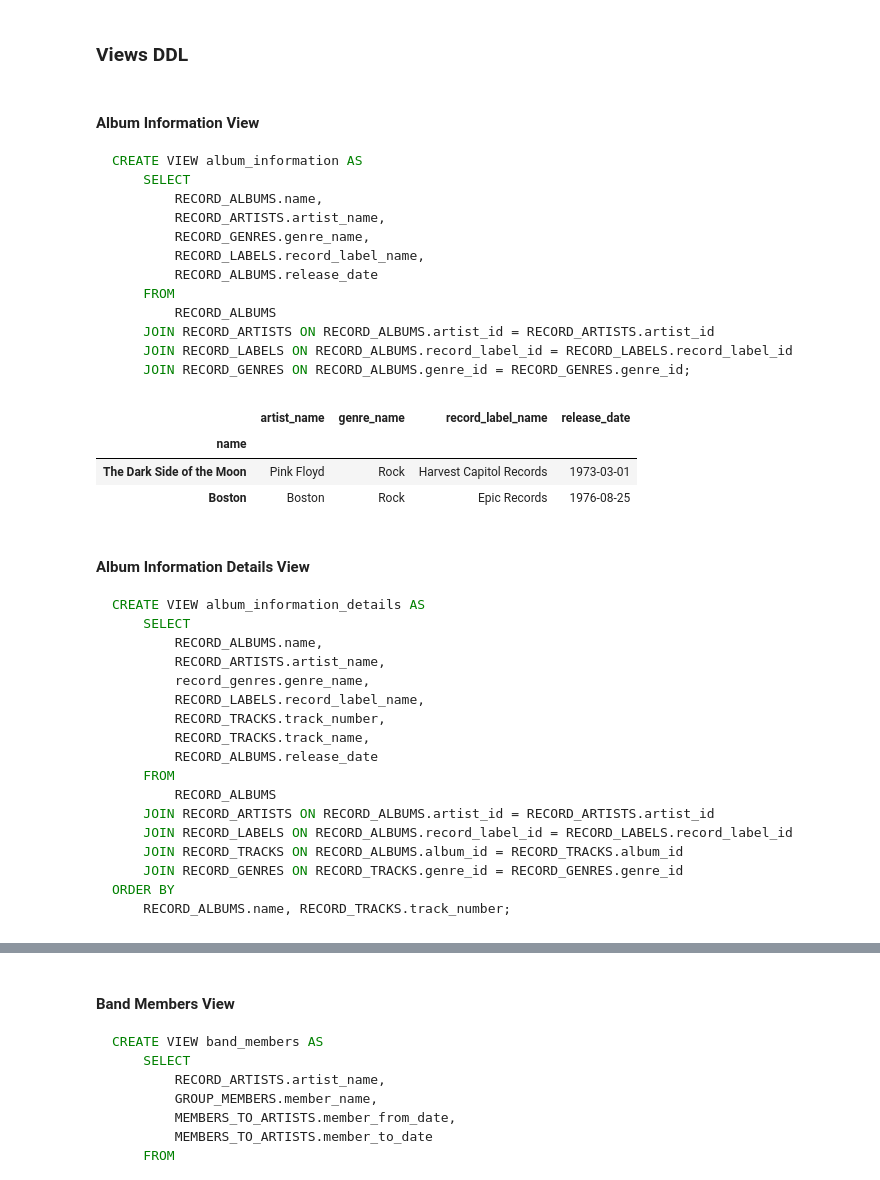
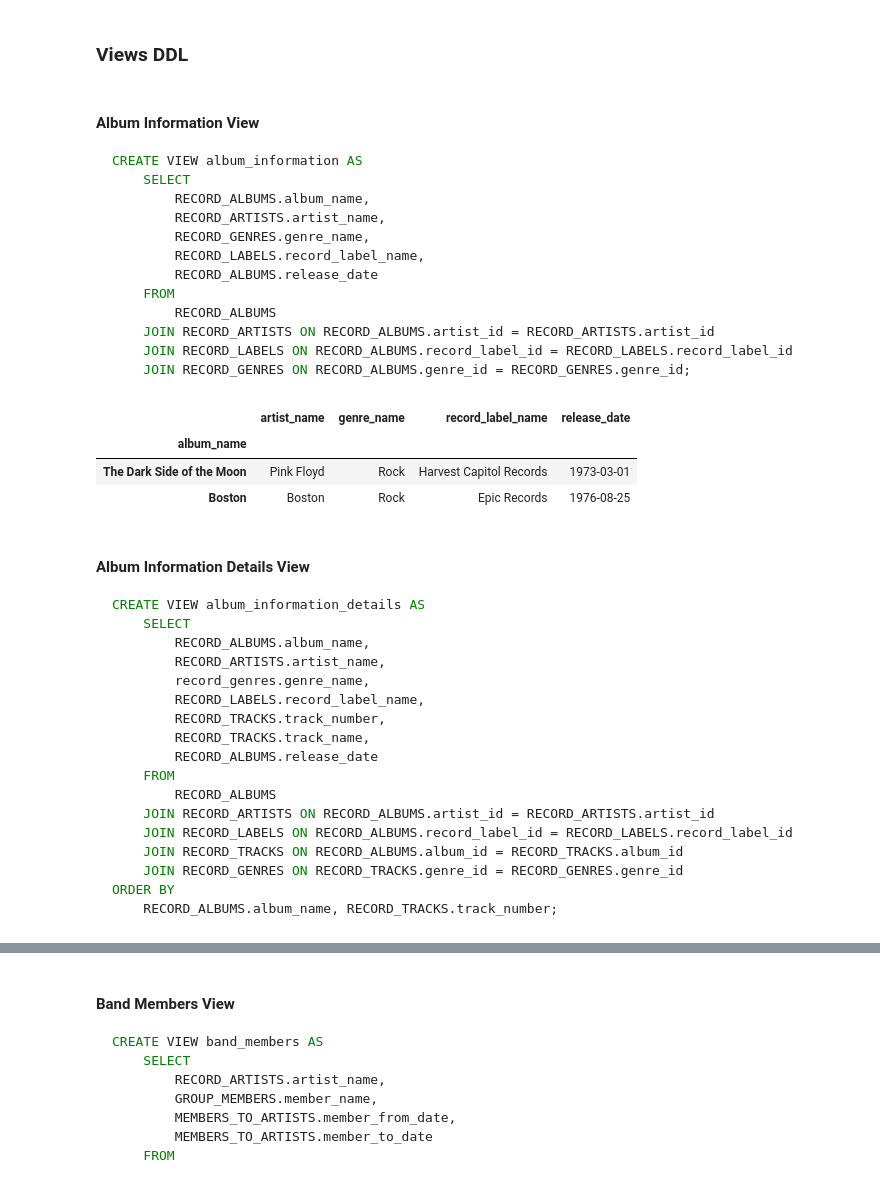
Before and after one commit to nmaiorana/CS-GY_6083_principles_of_database_systems, a Jupyter notebook: project_final_presetnation.ipynb, the cells around one changed output, grey strips where cells are left out. Drawn from its saved outputs; the diff is of its cells as text; code cells hidden in the pictures.

````diff
--- a/project_final_presetnation.ipynb
+++ b/project_final_presetnation.ipynb
@@ -138,7 +137,7 @@ CREATE TABLE RECORD_SALES (
 ```sql
 CREATE VIEW album_information AS
     SELECT
-        RECORD_ALBUMS.name,
+        RECORD_ALBUMS.album_name,
         RECORD_ARTISTS.artist_name,
         RECORD_GENRES.genre_name,
         RECORD_LABELS.record_label_name,
@@ -150,11 +149,11 @@ CREATE VIEW album_information AS
     JOIN RECORD_GENRES ON RECORD_ALBUMS.genre_id = RECORD_GENRES.genre_id;
 ```
 # %%
-pandas_index_settings = ['name']
+pandas_index_settings = ['album_name']
 display(dbu.sqlalchemy_query_to_df('select * from album_information order by release_date', pandas_index_settings))
 # %% [output]
 |  | artist_name | genre_name | record_label_name | release_date |
-| name |  |  |  |  |
+| album_name |  |  |  |  |
 | The Dark Side of the Moon | Pink Floyd | Rock | Harvest Capitol Records | 1973-03-01 |
 | Boston | Boston | Rock | Epic Records | 1976-08-25 |
 # %% [markdown]
@@ -162,7 +161,7 @@ display(dbu.sqlalchemy_query_to_df('select * from album_information order by rel
 ```sql
 CREATE VIEW album_information_details AS
     SELECT
-        RECORD_ALBUMS.name,
+        RECORD_ALBUMS.album_name,
         RECORD_ARTISTS.artist_name,
         record_genres.genre_name,
         RECORD_LABELS.record_label_name,
@@ -176,6 +175,6 @@ CREATE VIEW album_information_details AS
     JOIN RECORD_TRACKS ON RECORD_ALBUMS.album_id = RECORD_TRACKS.album_id
     JOIN RECORD_GENRES ON RECORD_TRACKS.genre_id = RECORD_GENRES.genre_id
 ORDER BY
-    RECORD_ALBUMS.name, RECORD_TRACKS.track_number;
+    RECORD_ALBUMS.album_name, RECORD_TRACKS.track_number;
 ```
 # %%
````
Also changed, not shown: parts of 8 cells of this notebook, 13 other files.
